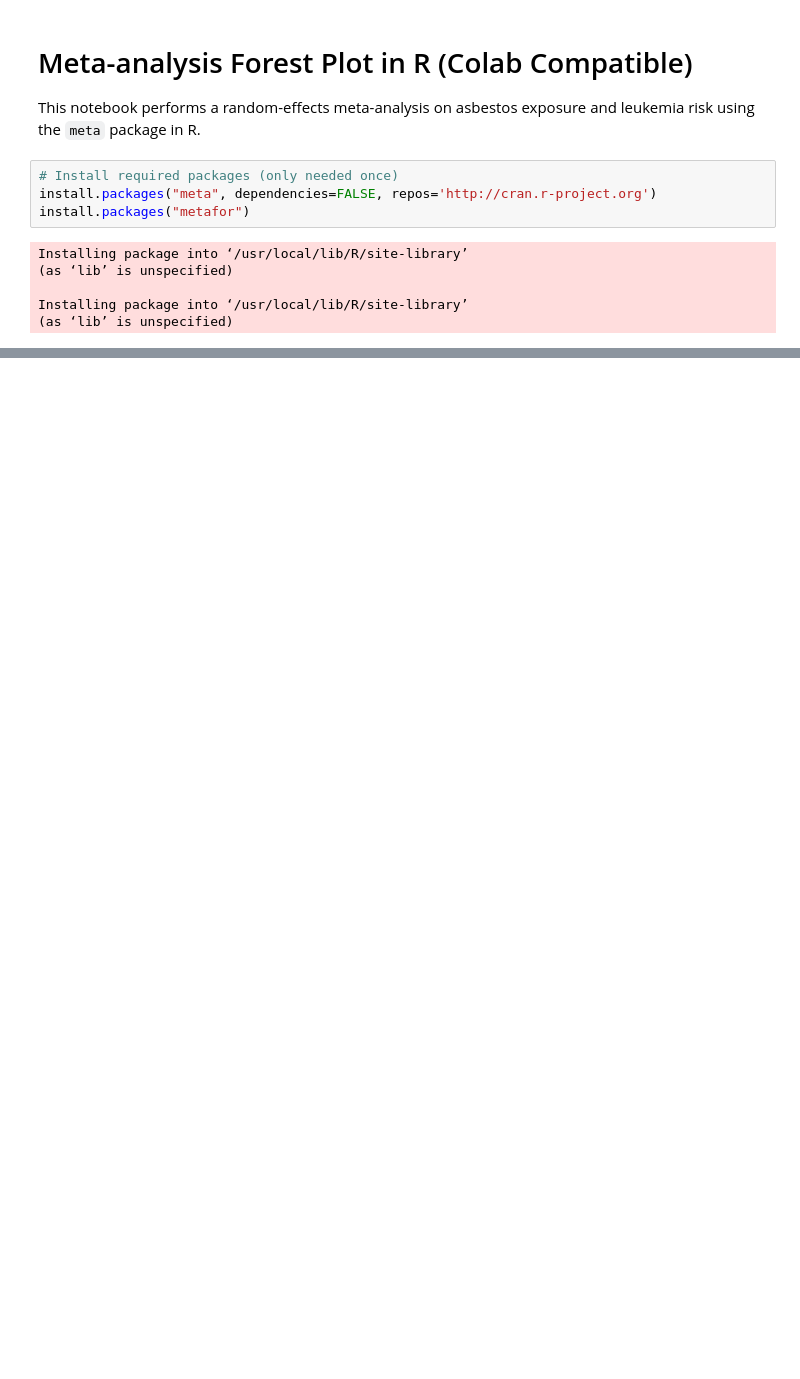
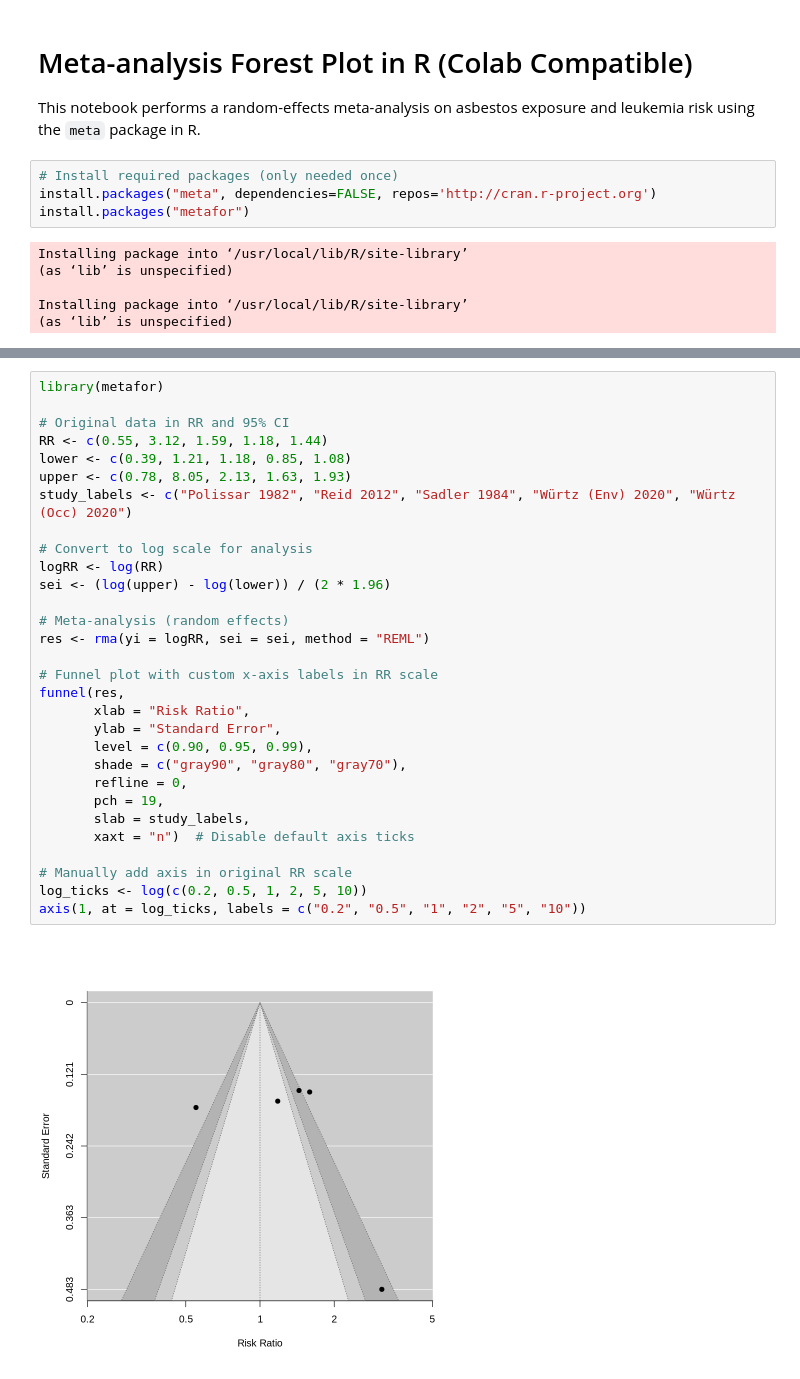
Before and after one commit to geopayme/AstroPhysics, a Jupyter notebook: Asbestos_Leukemia_ForestPlot_R.ipynb, the cells around one changed output, grey strips where cells are left out. Drawn from its saved outputs; the diff is of its cells as text; blank space fills up the shorter version.

```diff
--- a/Asbestos_Leukemia_ForestPlot_R.ipynb
+++ b/Asbestos_Leukemia_ForestPlot_R.ipynb
@@ -56,0 +168,32 @@ forest(
+# %%
+library(metafor)
+
+# Original data in RR and 95% CI
+RR <- c(0.55, 3.12, 1.59, 1.18, 1.44)
+lower <- c(0.39, 1.21, 1.18, 0.85, 1.08)
+upper <- c(0.78, 8.05, 2.13, 1.63, 1.93)
+study_labels <- c("Polissar 1982", "Reid 2012", "Sadler 1984", "Würtz (Env) 2020", "Würtz (Occ) 2020")
+
+# Convert to log scale for analysis
+logRR <- log(RR)
+sei <- (log(upper) - log(lower)) / (2 * 1.96)
+
+# Meta-analysis (random effects)
+res <- rma(yi = logRR, sei = sei, method = "REML")
+
+# Funnel plot with custom x-axis labels in RR scale
+funnel(res,
+       xlab = "Risk Ratio",
+       ylab = "Standard Error",
+       level = c(0.90, 0.95, 0.99),
+       shade = c("gray90", "gray80", "gray70"),
+       refline = 0,
+       pch = 19,
+       slab = study_labels,
+       xaxt = "n")  # Disable default axis ticks
+
+# Manually add axis in original RR scale
+log_ticks <- log(c(0.2, 0.5, 1, 2, 5, 10))
+axis(1, at = log_ticks, labels = c("0.2", "0.5", "1", "2", "5", "10"))
+# %% [output]
+[figure, added]
```
Also changed, not shown: parts of 4 cells of this notebook.
